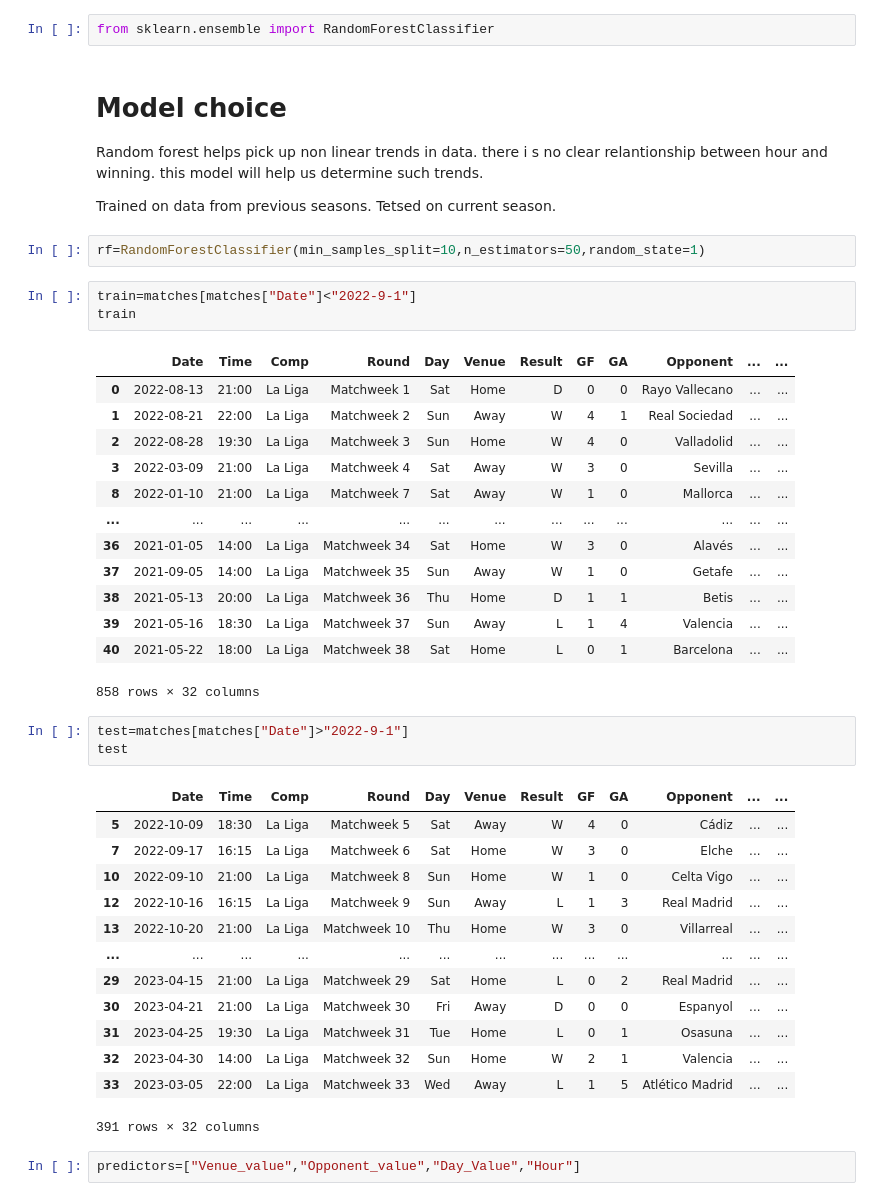
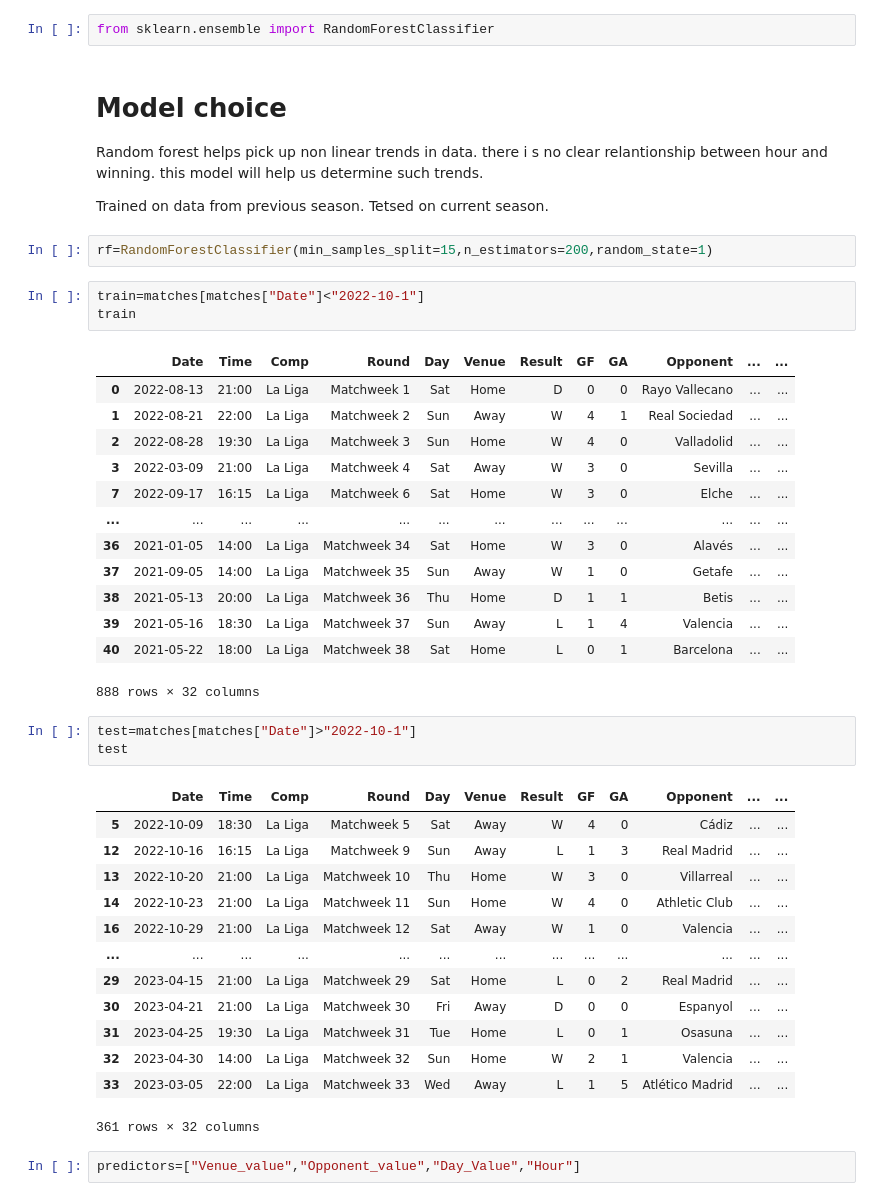
Before and after one commit to preetgami/la-liga, a Jupyter notebook: main.ipynb, the cells around one changed output. Saved outputs shown, nothing was run; the diff lists cells and outputs as text.

```diff
--- a/main.ipynb
+++ b/main.ipynb
@@ -141,12 +145,12 @@ from sklearn.ensemble import RandomForestClassifier
 # Model choice
 Random forest helps pick up non linear trends in data. there i s no clear relantionship between hour and winning. this model will help us determine such trends.
 
-Trained on data from previous seasons.
+Trained on data from previous season.
 Tetsed on current season.
 # %%
-rf=RandomForestClassifier(min_samples_split=10,n_estimators=50,random_state=1)
+rf=RandomForestClassifier(min_samples_split=15,n_estimators=200,random_state=1)
 # %%
-train=matches[matches["Date"]<"2022-9-1"]
+train=matches[matches["Date"]<"2022-10-1"]
 train
 # %% [output]
 |  | Date | Time | Comp | Round | Day | Venue | Result | GF | GA | Opponent | ... | ... |
@@ -154,31 +158,31 @@ train
 | 1 | 2022-08-21 | 22:00 | La Liga | Matchweek 2 | Sun | Away | W | 4 | 1 | Real Sociedad | ... | ... |
 | 2 | 2022-08-28 | 19:30 | La Liga | Matchweek 3 | Sun | Home | W | 4 | 0 | Valladolid | ... | ... |
 | 3 | 2022-03-09 | 21:00 | La Liga | Matchweek 4 | Sat | Away | W | 3 | 0 | Sevilla | ... | ... |
-| 8 | 2022-01-10 | 21:00 | La Liga | Matchweek 7 | Sat | Away | W | 1 | 0 | Mallorca | ... | ... |
+| 7 | 2022-09-17 | 16:15 | La Liga | Matchweek 6 | Sat | Home | W | 3 | 0 | Elche | ... | ... |
 | ... | ... | ... | ... | ... | ... | ... | ... | ... | ... | ... | ... | ... |
 | 36 | 2021-01-05 | 14:00 | La Liga | Matchweek 34 | Sat | Home | W | 3 | 0 | Alavés | ... | ... |
 | 37 | 2021-09-05 | 14:00 | La Liga | Matchweek 35 | Sun | Away | W | 1 | 0 | Getafe | ... | ... |
 | 38 | 2021-05-13 | 20:00 | La Liga | Matchweek 36 | Thu | Home | D | 1 | 1 | Betis | ... | ... |
 | 39 | 2021-05-16 | 18:30 | La Liga | Matchweek 37 | Sun | Away | L | 1 | 4 | Valencia | ... | ... |
 | 40 | 2021-05-22 | 18:00 | La Liga | Matchweek 38 | Sat | Home | L | 0 | 1 | Barcelona | ... | ... |
-858 rows × 32 columns
+888 rows × 32 columns
 # %%
-test=matches[matches["Date"]>"2022-9-1"]
+test=matches[matches["Date"]>"2022-10-1"]
 test
 # %% [output]
 |  | Date | Time | Comp | Round | Day | Venue | Result | GF | GA | Opponent | ... | ... |
 | 5 | 2022-10-09 | 18:30 | La Liga | Matchweek 5 | Sat | Away | W | 4 | 0 | Cádiz | ... | ... |
-| 7 | 2022-09-17 | 16:15 | La Liga | Matchweek 6 | Sat | Home | W | 3 | 0 | Elche | ... | ... |
-| 10 | 2022-09-10 | 21:00 | La Liga | Matchweek 8 | Sun | Home | W | 1 | 0 | Celta Vigo | ... | ... |
 | 12 | 2022-10-16 | 16:15 | La Liga | Matchweek 9 | Sun | Away | L | 1 | 3 | Real Madrid | ... | ... |
 | 13 | 2022-10-20 | 21:00 | La Liga | Matchweek 10 | Thu | Home | W | 3 | 0 | Villarreal | ... | ... |
+| 14 | 2022-10-23 | 21:00 | La Liga | Matchweek 11 | Sun | Home | W | 4 | 0 | Athletic Club | ... | ... |
+| 16 | 2022-10-29 | 21:00 | La Liga | Matchweek 12 | Sat | Away | W | 1 | 0 | Valencia | ... | ... |
 | ... | ... | ... | ... | ... | ... | ... | ... | ... | ... | ... | ... | ... |
 | 29 | 2023-04-15 | 21:00 | La Liga | Matchweek 29 | Sat | Home | L | 0 | 2 | Real Madrid | ... | ... |
 | 30 | 2023-04-21 | 21:00 | La Liga | Matchweek 30 | Fri | Away | D | 0 | 0 | Espanyol | ... | ... |
 | 31 | 2023-04-25 | 19:30 | La Liga | Matchweek 31 | Tue | Home | L | 0 | 1 | Osasuna | ... | ... |
 | 32 | 2023-04-30 | 14:00 | La Liga | Matchweek 32 | Sun | Home | W | 2 | 1 | Valencia | ... | ... |
 | 33 | 2023-03-05 | 22:00 | La Liga | Matchweek 33 | Wed | Away | L | 1 | 5 | Atlético Madrid | ... | ... |
-391 rows × 32 columns
+361 rows × 32 columns
 # %%
 predictors=["Venue_value","Opponent_value","Day_Value","Hour"]
 # %%
```
Also changed, not shown: parts of 45 cells of this notebook.
